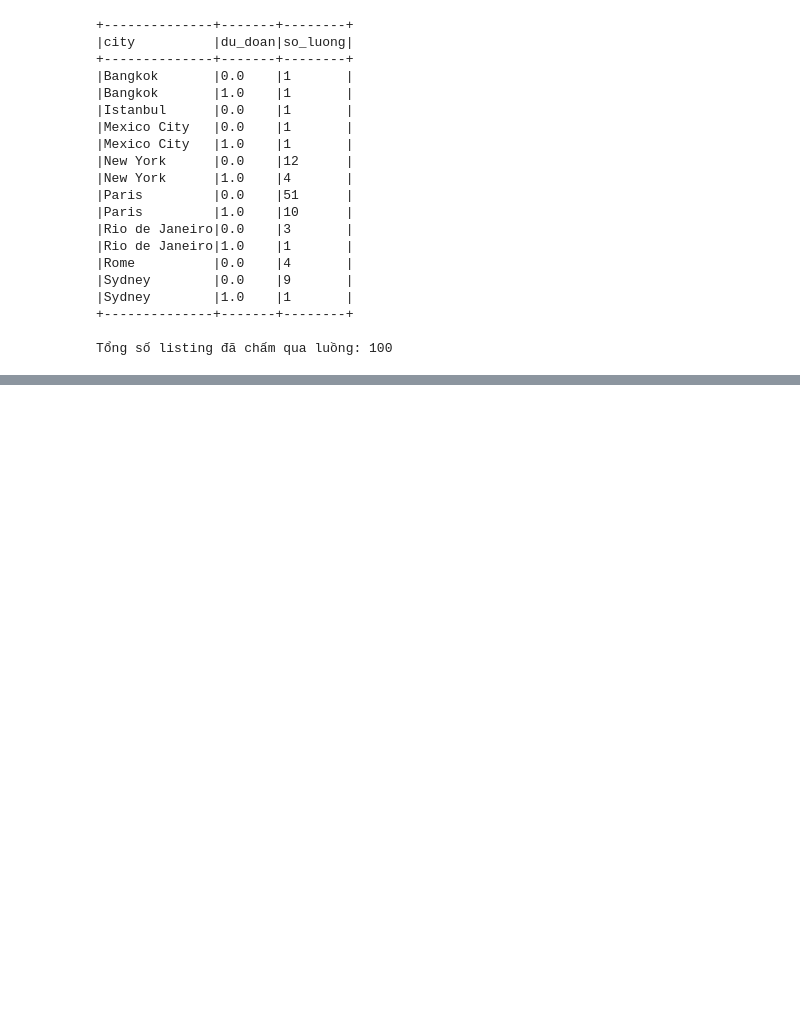
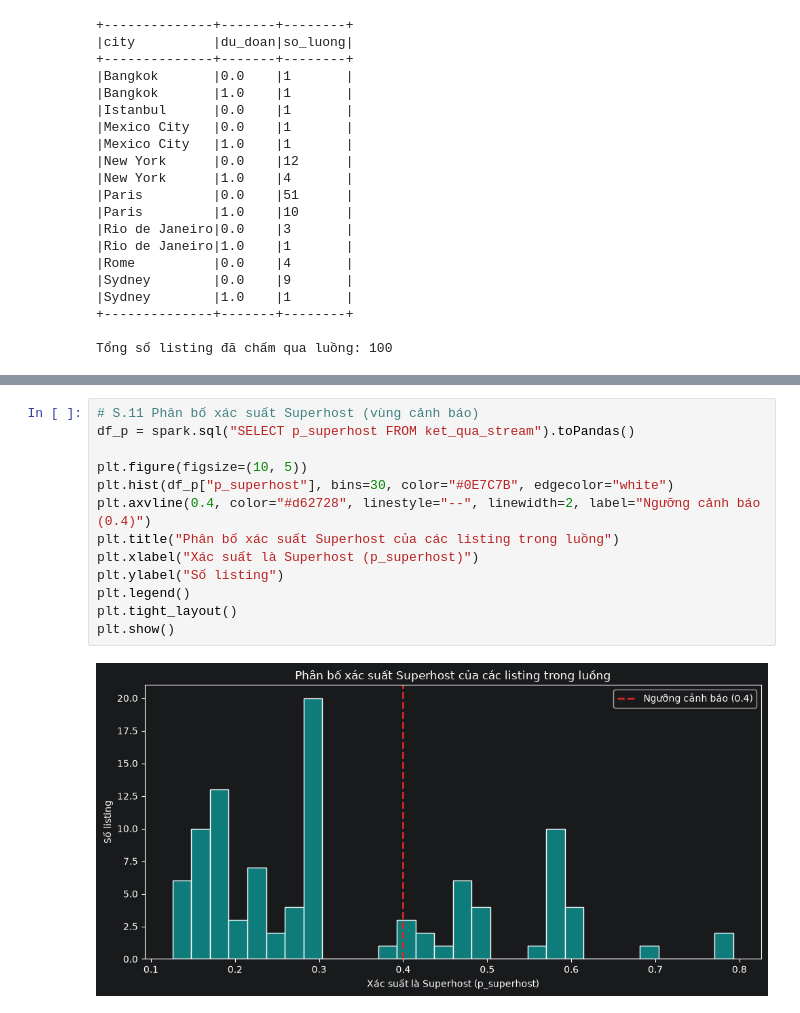
Before and after one commit to nhupham31231022752/N17_DuLieuLonVaUngDung, a Jupyter notebook: src/Airbnb_SparkStreaming.ipynb, the cells around one changed output, grey strips where cells are left out. Cells and saved outputs as stored; diff of their text form; blank space fills up the shorter version.

```diff
--- a/src/Airbnb_SparkStreaming.ipynb
+++ b/src/Airbnb_SparkStreaming.ipynb
@@ -159,0 +185,15 @@ Tổng số listing đã chấm qua luồng: 100
+# %%
+# S.11 Phân bố xác suất Superhost (vùng cảnh báo)
+df_p = spark.sql("SELECT p_superhost FROM ket_qua_stream").toPandas()
+
+plt.figure(figsize=(10, 5))
+plt.hist(df_p["p_superhost"], bins=30, color="#0E7C7B", edgecolor="white")
+plt.axvline(0.4, color="#d62728", linestyle="--", linewidth=2, label="Ngưỡng cảnh báo (0.4)")
+plt.title("Phân bố xác suất Superhost của các listing trong luồng")
+plt.xlabel("Xác suất là Superhost (p_superhost)")
+plt.ylabel("Số listing")
+plt.legend()
+plt.tight_layout()
+plt.show()
+# %% [output]
+[figure, added]
```
Also changed, not shown: parts of 3 cells of this notebook.
